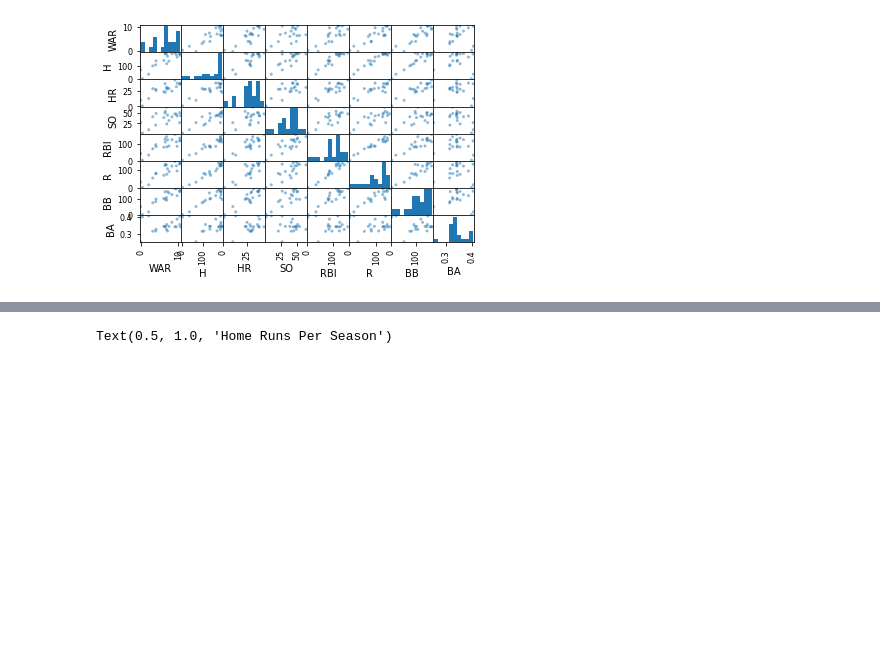
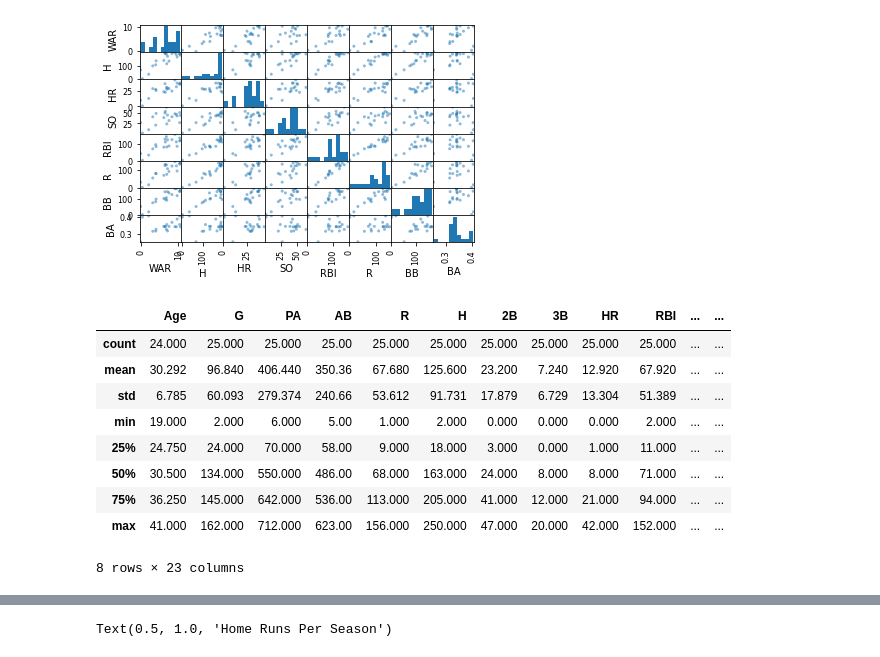
Before and after one commit to tylerhilsendeger/Personal_Dataset, a Jupyter notebook: MLBplayers.ipynb, the cells around one changed output, grey strips where cells are left out. Cells and saved outputs as stored; diff of their text form; code cells hidden in the pictures; blank space fills up the shorter version.

```diff
--- a/MLBplayers.ipynb
+++ b/MLBplayers.ipynb
@@ -140,3 +140,16 @@ array([[<matplotlib.axes._subplots.AxesSubplot object at 0x...>,
         <matplotlib.axes._subplots.AxesSubplot object at 0x...>]],
       dtype=object)
 [figure]
+# %%
+round(rog.describe(),3)
+# %% [output]
+|  | Age | G | PA | AB | R | H | 2B | 3B | HR | RBI | ... | ... |
+| count | 24.000 | 25.000 | 25.000 | 25.00 | 25.000 | 25.000 | 25.000 | 25.000 | 25.000 | 25.000 | ... | ... |
+| mean | 30.292 | 96.840 | 406.440 | 350.36 | 67.680 | 125.600 | 23.200 | 7.240 | 12.920 | 67.920 | ... | ... |
+| std | 6.785 | 60.093 | 279.374 | 240.66 | 53.612 | 91.731 | 17.879 | 6.729 | 13.304 | 51.389 | ... | ... |
+| min | 19.000 | 2.000 | 6.000 | 5.00 | 1.000 | 2.000 | 0.000 | 0.000 | 0.000 | 2.000 | ... | ... |
+| 25% | 24.750 | 24.000 | 70.000 | 58.00 | 9.000 | 18.000 | 3.000 | 0.000 | 1.000 | 11.000 | ... | ... |
+| 50% | 30.500 | 134.000 | 550.000 | 486.00 | 68.000 | 163.000 | 24.000 | 8.000 | 8.000 | 71.000 | ... | ... |
+| 75% | 36.250 | 145.000 | 642.000 | 536.00 | 113.000 | 205.000 | 41.000 | 12.000 | 21.000 | 94.000 | ... | ... |
+| max | 41.000 | 162.000 | 712.000 | 623.00 | 156.000 | 250.000 | 47.000 | 20.000 | 42.000 | 152.000 | ... | ... |
+8 rows × 23 columns
```
Also changed, not shown: parts of 6 cells of this notebook.
